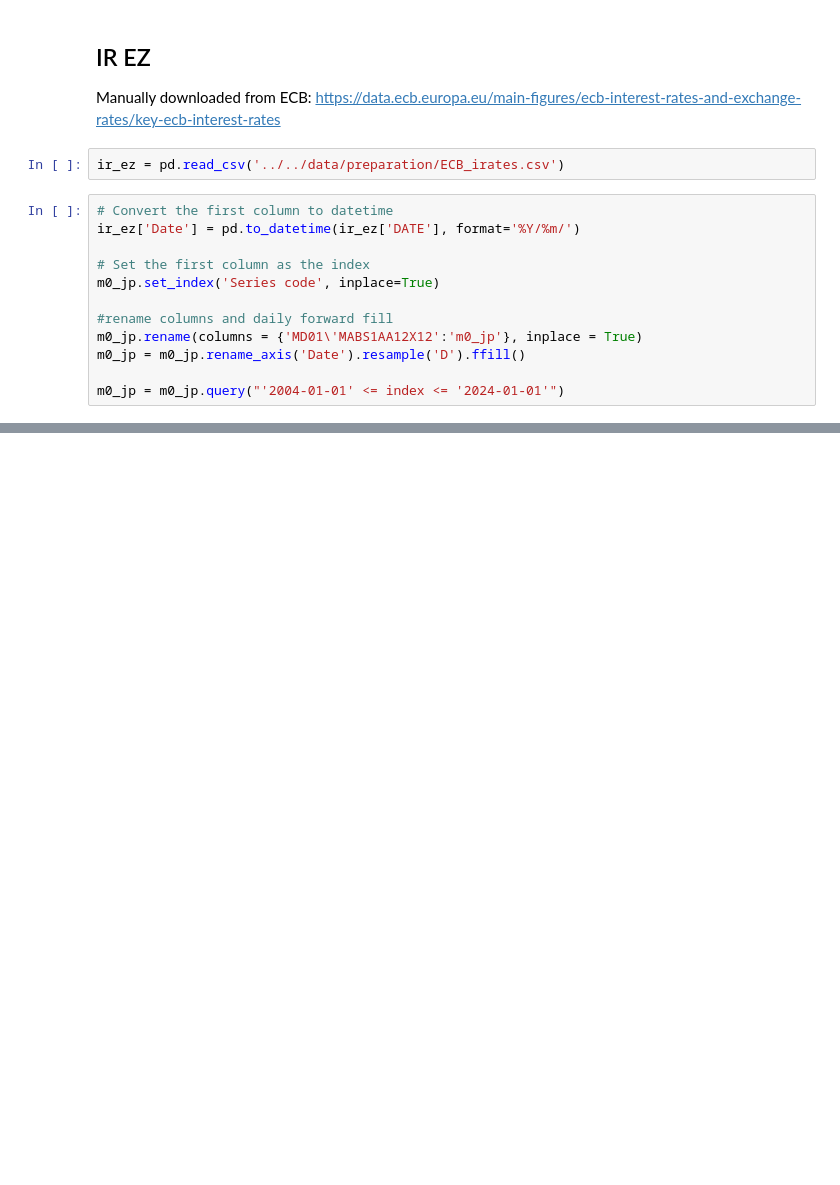
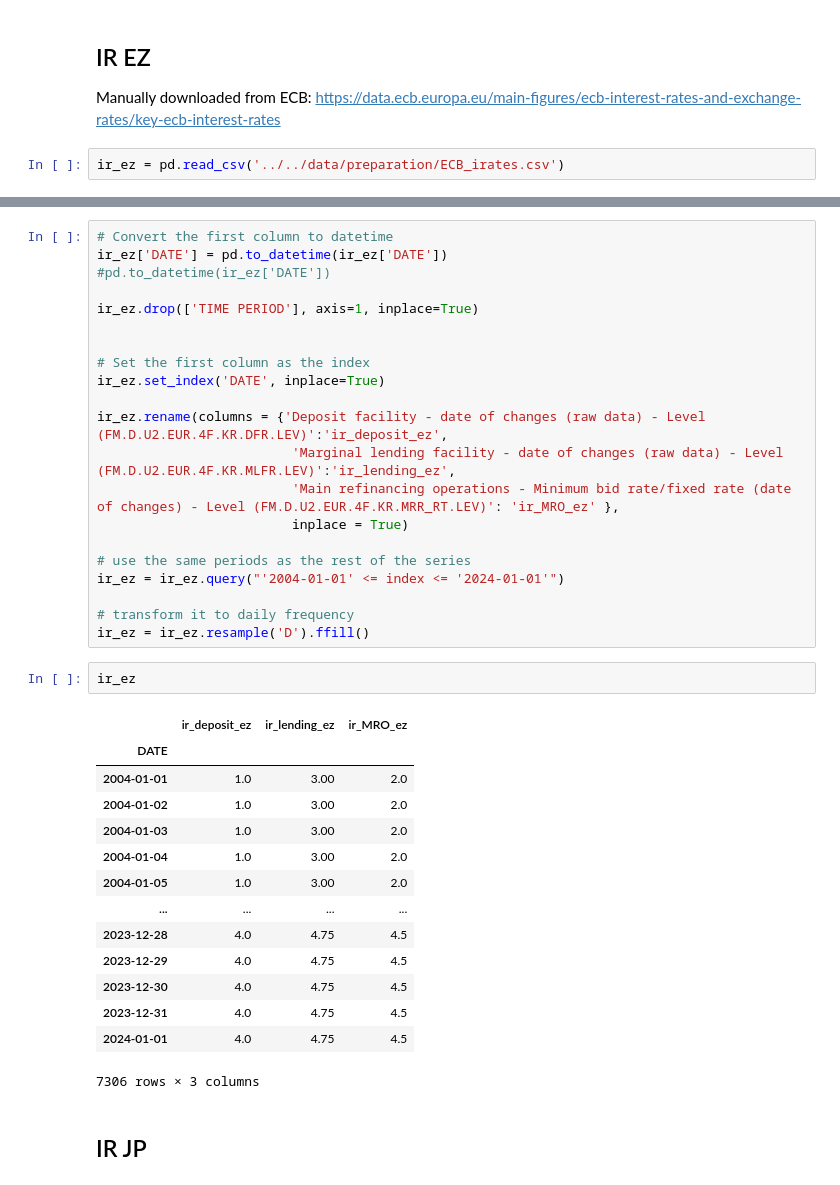
Before and after one commit to ikeryanez/Forecasting_FinancialTS, a Jupyter notebook: notebooks/1-data_acquisition/Macro.ipynb, the cells around one changed output, grey strips where cells are left out. Drawn from its saved outputs; the diff is of its cells as text; blank space fills up the shorter version.

```diff
--- a/notebooks/1-data_acquisition/Macro.ipynb
+++ b/notebooks/1-data_acquisition/Macro.ipynb
@@ -325,15 +327,3 @@ ir_us
 Manually downloaded from ECB: https://data.ecb.europa.eu/main-figures/ecb-interest-rates-and-exchange-rates/key-ecb-interest-rates
 # %%
 ir_ez = pd.read_csv('../../data/preparation/ECB_irates.csv')
-# %%
-# Convert the first column to datetime
-ir_ez['Date'] = pd.to_datetime(ir_ez['DATE'], format='%Y/%m/')
-
-# Set the first column as the index
-m0_jp.set_index('Series code', inplace=True)
-
-#rename columns and daily forward fill
-m0_jp.rename(columns = {'MD01\'MABS1AA12X12':'m0_jp'}, inplace = True)
-m0_jp = m0_jp.rename_axis('Date').resample('D').ffill()
-
-m0_jp = m0_jp.query("'2004-01-01' <= index <= '2024-01-01'")
@@ -360,0 +330,40 @@ ecb
+# %%
+# Convert the first column to datetime
+ir_ez['DATE'] = pd.to_datetime(ir_ez['DATE'])
+#pd.to_datetime(ir_ez['DATE'])
+
+ir_ez.drop(['TIME PERIOD'], axis=1, inplace=True)
+
+
+# Set the first column as the index
+ir_ez.set_index('DATE', inplace=True)
+
+ir_ez.rename(columns = {'Deposit facility - date of changes (raw data) - Level (FM.D.U2.EUR.4F.KR.DFR.LEV)':'ir_deposit_ez',
+                         'Marginal lending facility - date of changes (raw data) - Level (FM.D.U2.EUR.4F.KR.MLFR.LEV)':'ir_lending_ez',
+                         'Main refinancing operations - Minimum bid rate/fixed rate (date of changes) - Level (FM.D.U2.EUR.4F.KR.MRR_RT.LEV)': 'ir_MRO_ez' },
+                         inplace = True)
+
+# use the same periods as the rest of the series
+ir_ez = ir_ez.query("'2004-01-01' <= index <= '2024-01-01'")
+
+# transform it to daily frequency
+ir_ez = ir_ez.resample('D').ffill()
+# %%
+ir_ez
+# %% [output]
+|  | ir_deposit_ez | ir_lending_ez | ir_MRO_ez |
+| DATE |  |  |  |
+| 2004-01-01 | 1.0 | 3.00 | 2.0 |
+| 2004-01-02 | 1.0 | 3.00 | 2.0 |
+| 2004-01-03 | 1.0 | 3.00 | 2.0 |
+| 2004-01-04 | 1.0 | 3.00 | 2.0 |
+| 2004-01-05 | 1.0 | 3.00 | 2.0 |
+| ... | ... | ... | ... |
+| 2023-12-28 | 4.0 | 4.75 | 4.5 |
+| 2023-12-29 | 4.0 | 4.75 | 4.5 |
+| 2023-12-30 | 4.0 | 4.75 | 4.5 |
+| 2023-12-31 | 4.0 | 4.75 | 4.5 |
+| 2024-01-01 | 4.0 | 4.75 | 4.5 |
+7306 rows × 3 columns
+# %% [markdown]
+## IR JP
```
Also changed, not shown: parts of 8 cells of this notebook.
